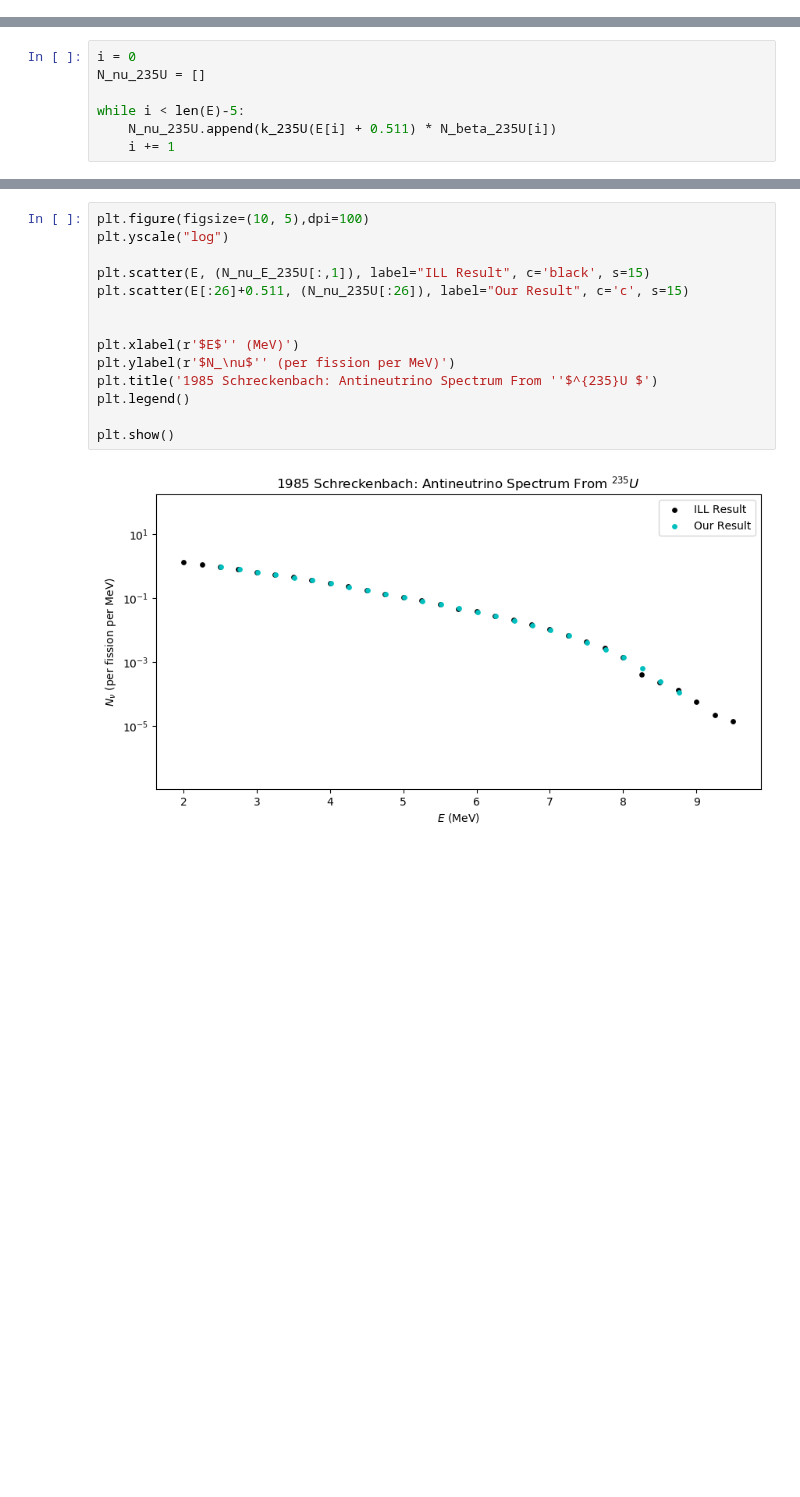
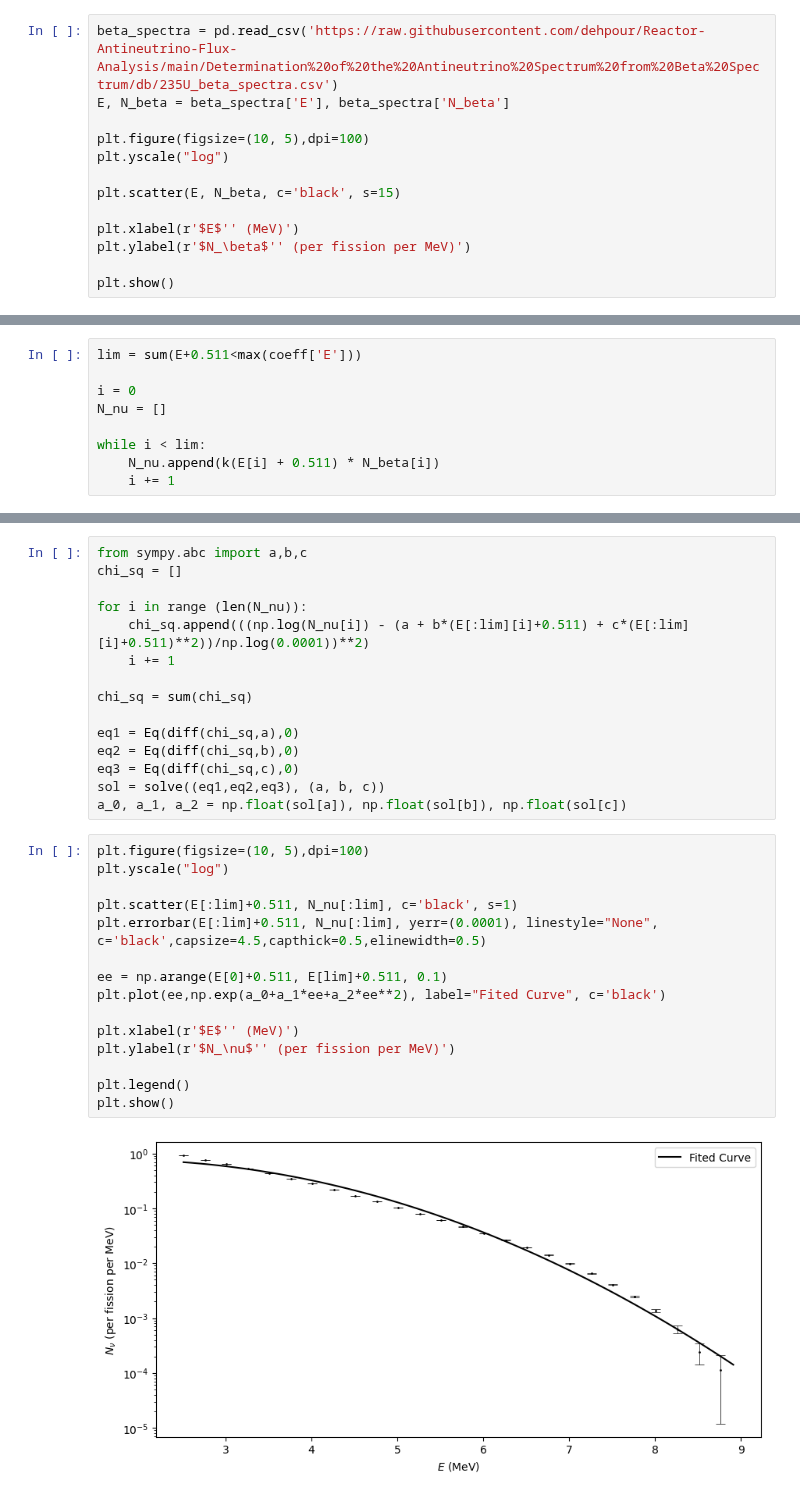
Before and after one commit to dehpour/Reactor-Antineutrino-Flux-Analysis, a Jupyter notebook: Determination of the Antineutrino Spectrum from Beta Spectrum/U235.ipynb, the cells around one changed output, grey strips where cells are left out. Cells and saved outputs as stored; diff of their text form; blank space fills up the shorter version.

```diff
--- a/Determination of the Antineutrino Spectrum from Beta Spectrum/U235.ipynb
+++ b/Determination of the Antineutrino Spectrum from Beta Spectrum/U235.ipynb
@@ -28,0 +12,13 @@ Find Nu Spectra From Beta Spectra
+# %%
+beta_spectra = pd.read_csv('https://raw.githubusercontent.com/dehpour/Reactor-Antineutrino-Flux-Analysis/main/Determination%20of%20the%20Antineutrino%20Spectrum%20from%20Beta%20Spectrum/db/235U_beta_spectra.csv')
+E, N_beta = beta_spectra['E'], beta_spectra['N_beta']
+
+plt.figure(figsize=(10, 5),dpi=100)
+plt.yscale("log")
+
+plt.scatter(E, N_beta, c='black', s=15)
+
+plt.xlabel(r'$E$'' (MeV)')
+plt.ylabel(r'$N_\beta$'' (per fission per MeV)')
+
+plt.show()
@@ -29,7 +47,9 @@ Find Nu Spectra From Beta Spectra
 # %%
+lim = sum(E+0.511<max(coeff['E']))
+
 i = 0
-N_nu_235U = []
+N_nu = []
 
-while i < len(E)-5:
-    N_nu_235U.append(k_235U(E[i] + 0.511) * N_beta_235U[i])
+while i < lim:
+    N_nu.append(k(E[i] + 0.511) * N_beta[i])
     i += 1
@@ -36,16 +60,32 @@ while i < len(E)-5:
+# %%
+from sympy.abc import a,b,c
+chi_sq = []
+
+for i in range (len(N_nu)):
+    chi_sq.append(((np.log(N_nu[i]) - (a + b*(E[:lim][i]+0.511) + c*(E[:lim][i]+0.511)**2))/np.log(0.0001))**2)
+    i += 1
+
+chi_sq = sum(chi_sq)
+
+eq1 = Eq(diff(chi_sq,a),0)
+eq2 = Eq(diff(chi_sq,b),0)
+eq3 = Eq(diff(chi_sq,c),0)
+sol = solve((eq1,eq2,eq3), (a, b, c))
+a_0, a_1, a_2 = np.float(sol[a]), np.float(sol[b]), np.float(sol[c])
 # %%
 plt.figure(figsize=(10, 5),dpi=100)
 plt.yscale("log")
 
-plt.scatter(E, (N_nu_E_235U[:,1]), label="ILL Result", c='black', s=15)
-plt.scatter(E[:26]+0.511, (N_nu_235U[:26]), label="Our Result", c='c', s=15)
+plt.scatter(E[:lim]+0.511, N_nu[:lim], c='black', s=1)
+plt.errorbar(E[:lim]+0.511, N_nu[:lim], yerr=(0.0001), linestyle="None", c='black',capsize=4.5,capthick=0.5,elinewidth=0.5)
 
+ee = np.arange(E[0]+0.511, E[lim]+0.511, 0.1)
+plt.plot(ee,np.exp(a_0+a_1*ee+a_2*ee**2), label="Fited Curve", c='black')
 
 plt.xlabel(r'$E$'' (MeV)')
 plt.ylabel(r'$N_\nu$'' (per fission per MeV)')
-plt.title('1985 Schreckenbach: Antineutrino Spectrum From ''$^{235}U $')
+
 plt.legend()
-
 plt.show()
 # %% [output]
-[figure, old version]
+[figure, new version]
```
Also changed, not shown: parts of 23 cells of this notebook.
